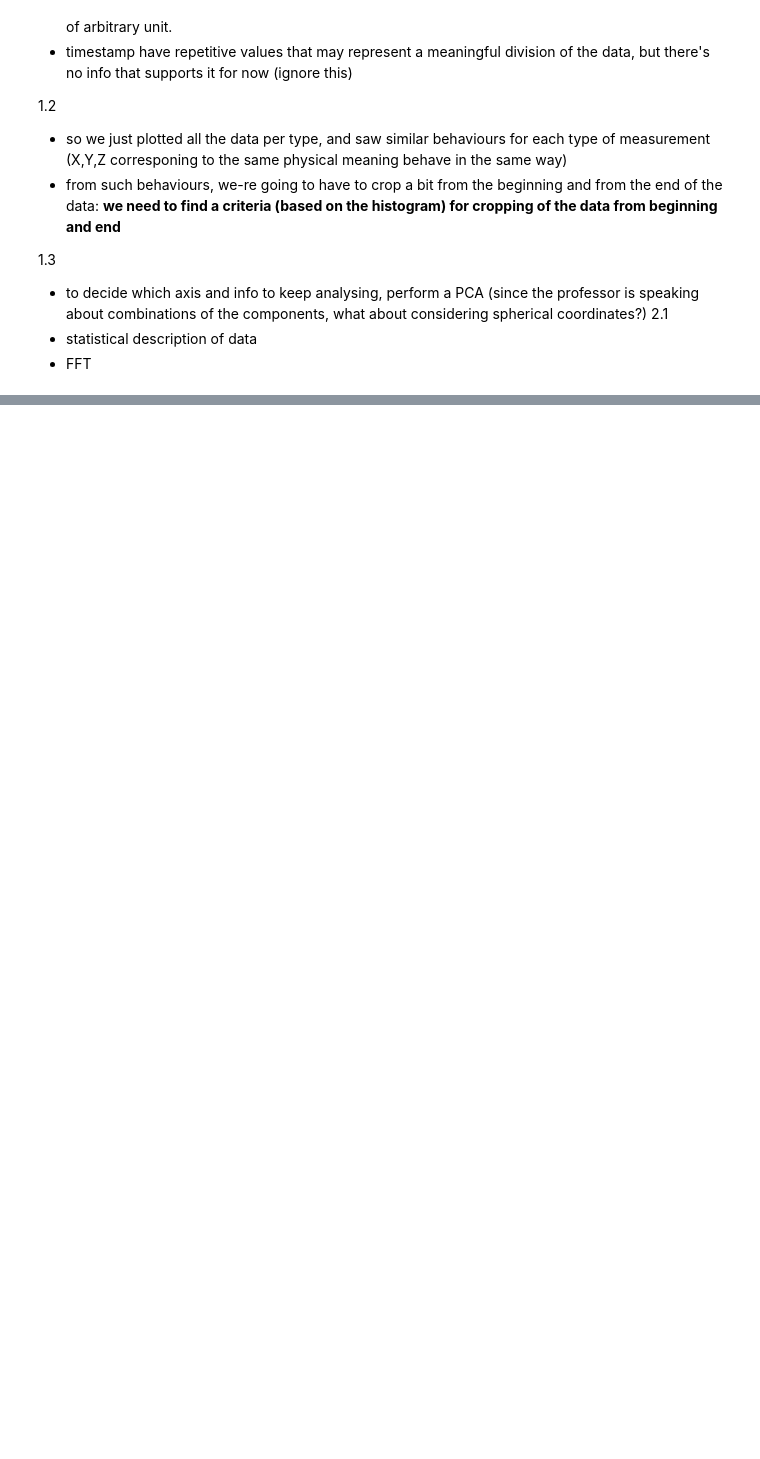
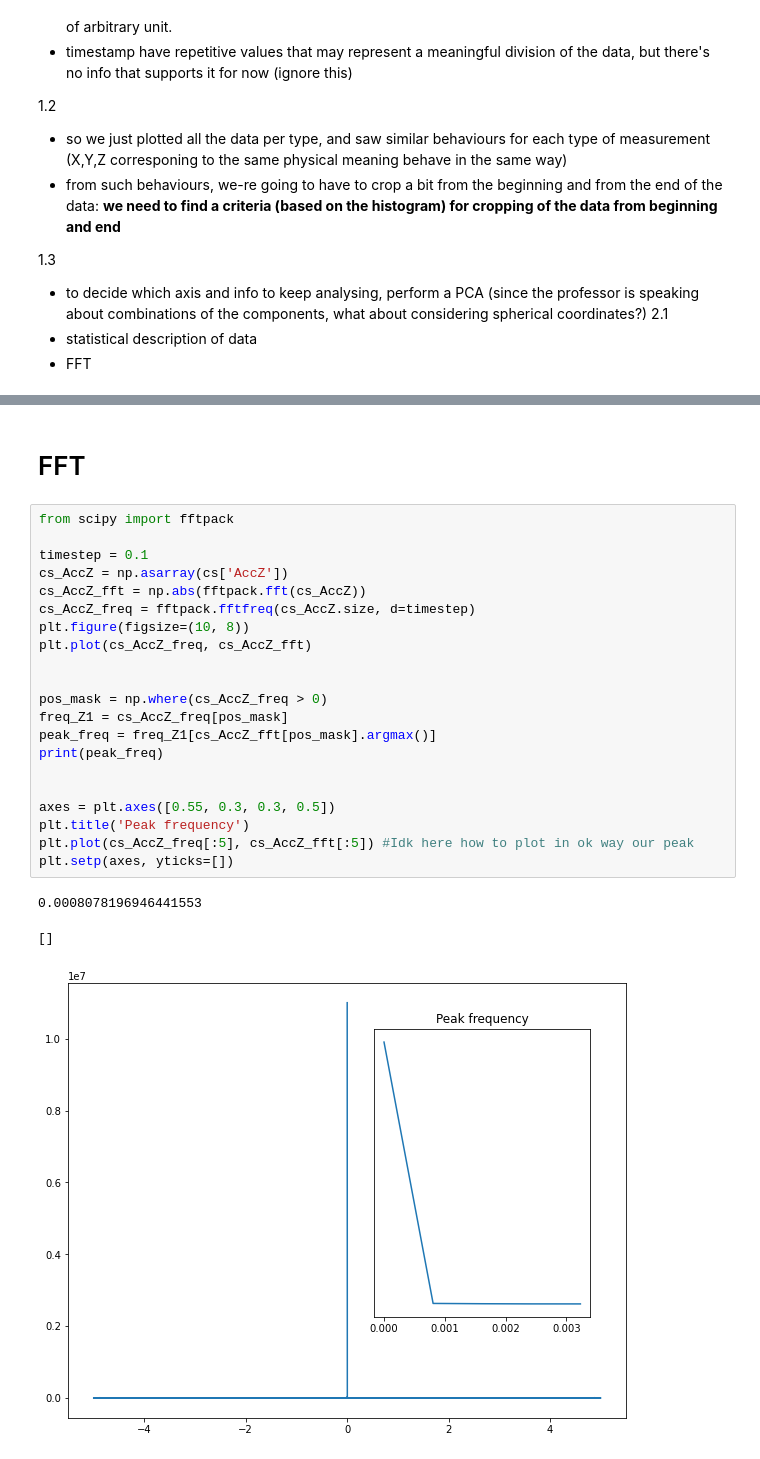
Before and after one commit to ericabrisigotti/heart_rate_estimation_LCP-A, a Jupyter notebook: Project_update 1.ipynb, the cells around one changed output, grey strips where cells are left out. Cells and saved outputs as stored; diff of their text form; blank space fills up the shorter version.

```diff
--- a/Project_update 1.ipynb
+++ b/Project_update 1.ipynb
@@ -372,0 +417,27 @@ Name: Timestamp, Length: 76, dtype: int64
+# %% [markdown]
+# FFT
+# %%
+from scipy import fftpack
+
+timestep = 0.1
+cs_AccZ = np.asarray(cs['AccZ'])
+cs_AccZ_fft = np.abs(fftpack.fft(cs_AccZ))
+cs_AccZ_freq = fftpack.fftfreq(cs_AccZ.size, d=timestep)
+plt.figure(figsize=(10, 8))
+plt.plot(cs_AccZ_freq, cs_AccZ_fft)
+
+
+pos_mask = np.where(cs_AccZ_freq > 0)
+freq_Z1 = cs_AccZ_freq[pos_mask]
+peak_freq = freq_Z1[cs_AccZ_fft[pos_mask].argmax()]
+print(peak_freq)
+
+
+axes = plt.axes([0.55, 0.3, 0.3, 0.5])
+plt.title('Peak frequency')
+plt.plot(cs_AccZ_freq[:5], cs_AccZ_fft[:5]) #Idk here how to plot in ok way our peak
+plt.setp(axes, yticks=[])
+# %% [output]
+0.0008078196946441553
+[]
+[figure, added]
```
Also changed, not shown: parts of 28 cells of this notebook.
